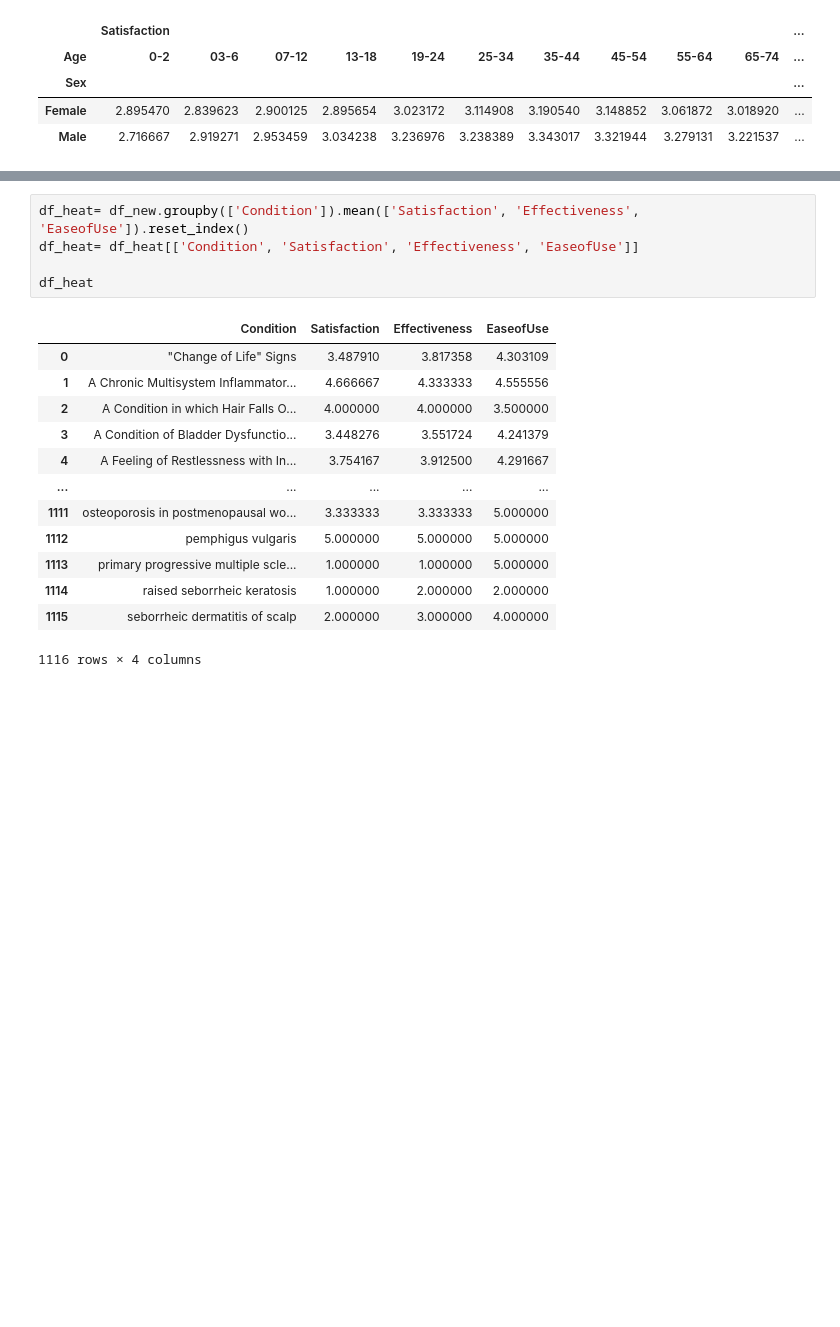
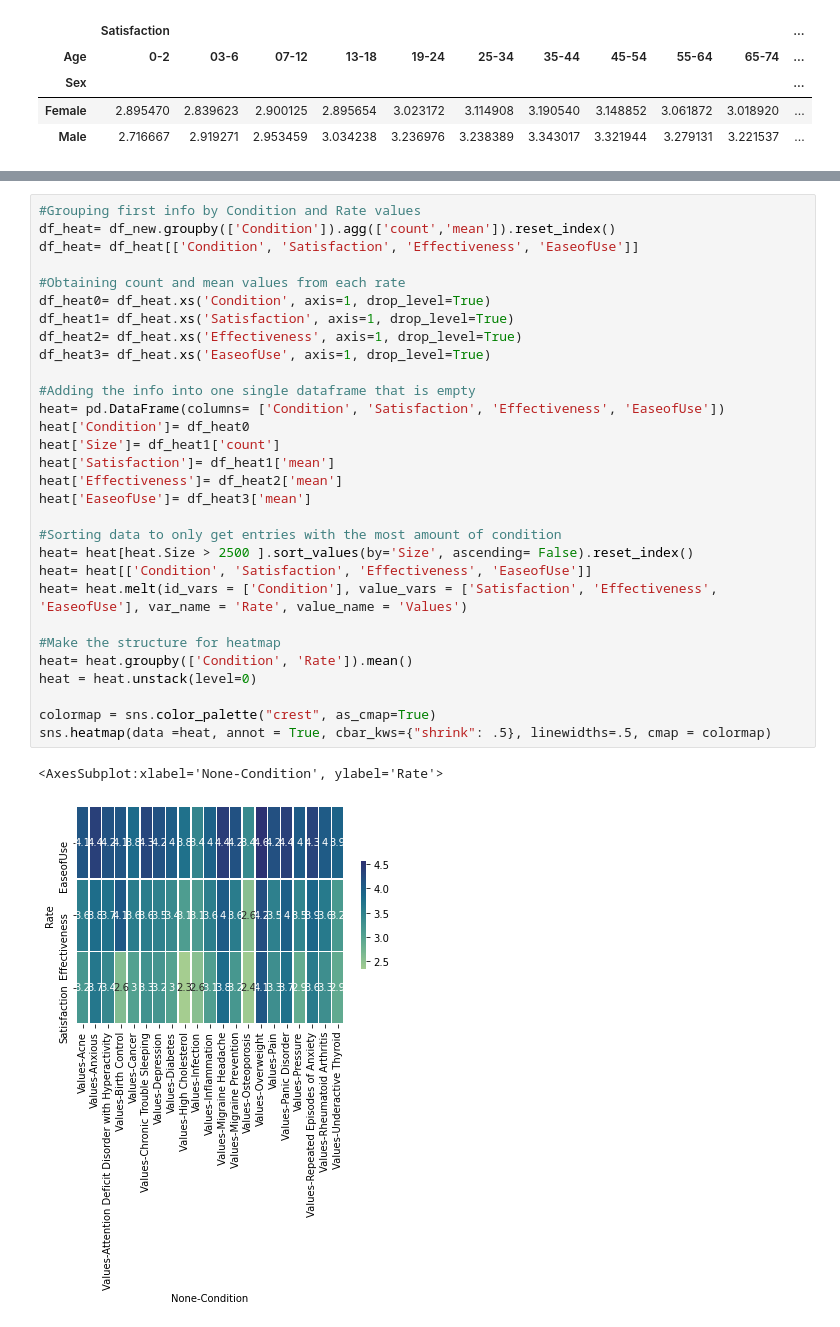
Before and after one commit to kuiros7/PORTFOLIO, a Jupyter notebook: WEBMD.ipynb, the cells around one changed output, grey strips where cells are left out. Saved outputs shown, nothing was run; the diff lists cells and outputs as text; blank space fills up the shorter version.

```diff
--- a/WEBMD.ipynb
+++ b/WEBMD.ipynb
@@ -271,23 +335,37 @@ sns.heatmap(data =df_heat, annot = True, cbar_kws={"shrink": .5}, linewidths=.5,
 # %% [output]
 <AxesSubplot:xlabel='None-None-Condition', ylabel='Age'>
 [figure]
-# %%
-df_heat= df_new.groupby(['Condition']).mean(['Satisfaction', 'Effectiveness', 'EaseofUse']).reset_index()
-df_heat= df_heat[['Condition', 'Satisfaction', 'Effectiveness', 'EaseofUse']]
-
-df_heat
-# %% [output]
-|  | Condition | Satisfaction | Effectiveness | EaseofUse |
-| 0 | "Change of Life" Signs | 3.487910 | 3.817358 | 4.303109 |
-| 1 | A Chronic Multisystem Inflammator... | 4.666667 | 4.333333 | 4.555556 |
-| 2 | A Condition in which Hair Falls O... | 4.000000 | 4.000000 | 3.500000 |
-| 3 | A Condition of Bladder Dysfunctio... | 3.448276 | 3.551724 | 4.241379 |
-| 4 | A Feeling of Restlessness with In... | 3.754167 | 3.912500 | 4.291667 |
-| ... | ... | ... | ... | ... |
-| 1111 | osteoporosis in postmenopausal wo... | 3.333333 | 3.333333 | 5.000000 |
-| 1112 | pemphigus vulgaris | 5.000000 | 5.000000 | 5.000000 |
-| 1113 | primary progressive multiple scle... | 1.000000 | 1.000000 | 5.000000 |
-| 1114 | raised seborrheic keratosis | 1.000000 | 2.000000 | 2.000000 |
-| 1115 | seborrheic dermatitis of scalp | 2.000000 | 3.000000 | 4.000000 |
-1116 rows × 4 columns
+# %%
+#Grouping first info by Condition and Rate values
+df_heat= df_new.groupby(['Condition']).agg(['count','mean']).reset_index()
+df_heat= df_heat[['Condition', 'Satisfaction', 'Effectiveness', 'EaseofUse']]
+
+#Obtaining count and mean values from each rate
+df_heat0= df_heat.xs('Condition', axis=1, drop_level=True)
+df_heat1= df_heat.xs('Satisfaction', axis=1, drop_level=True)
+df_heat2= df_heat.xs('Effectiveness', axis=1, drop_level=True)
+df_heat3= df_heat.xs('EaseofUse', axis=1, drop_level=True)
+
+#Adding the info into one single dataframe that is empty
+heat= pd.DataFrame(columns= ['Condition', 'Satisfaction', 'Effectiveness', 'EaseofUse'])
+heat['Condition']= df_heat0
+heat['Size']= df_heat1['count']
+heat['Satisfaction']= df_heat1['mean']
+heat['Effectiveness']= df_heat2['mean']
+heat['EaseofUse']= df_heat3['mean']
+
+#Sorting data to only get entries with the most amount of condition
+heat= heat[heat.Size > 2500 ].sort_values(by='Size', ascending= False).reset_index()
+heat= heat[['Condition', 'Satisfaction', 'Effectiveness', 'EaseofUse']]
+heat= heat.melt(id_vars = ['Condition'], value_vars = ['Satisfaction', 'Effectiveness', 'EaseofUse'], var_name = 'Rate', value_name = 'Values')
+
+#Make the structure for heatmap
+heat= heat.groupby(['Condition', 'Rate']).mean()
+heat = heat.unstack(level=0)
+
+colormap = sns.color_palette("crest", as_cmap=True)
+sns.heatmap(data =heat, annot = True, cbar_kws={"shrink": .5}, linewidths=.5, cmap = colormap)
+# %% [output]
+<AxesSubplot:xlabel='None-Condition', ylabel='Rate'>
+[figure, added]
 # %%
```
Also changed, not shown: parts of 11 cells of this notebook.
